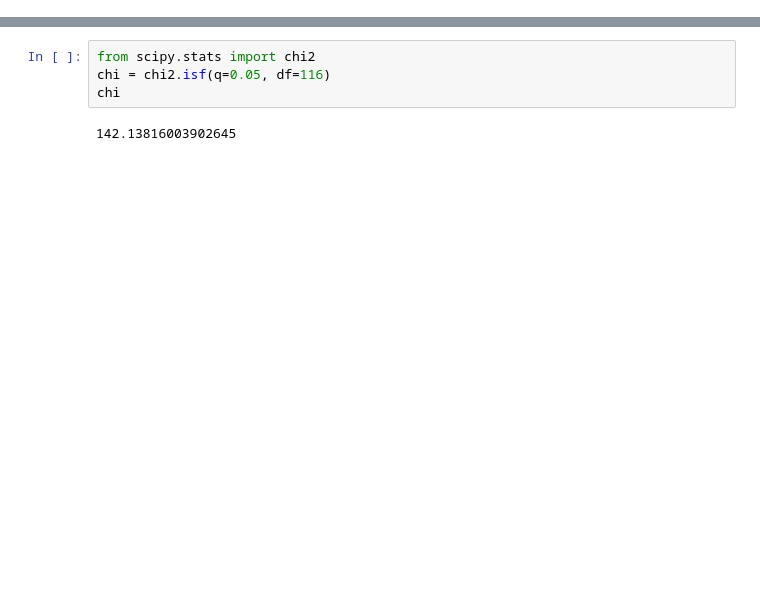
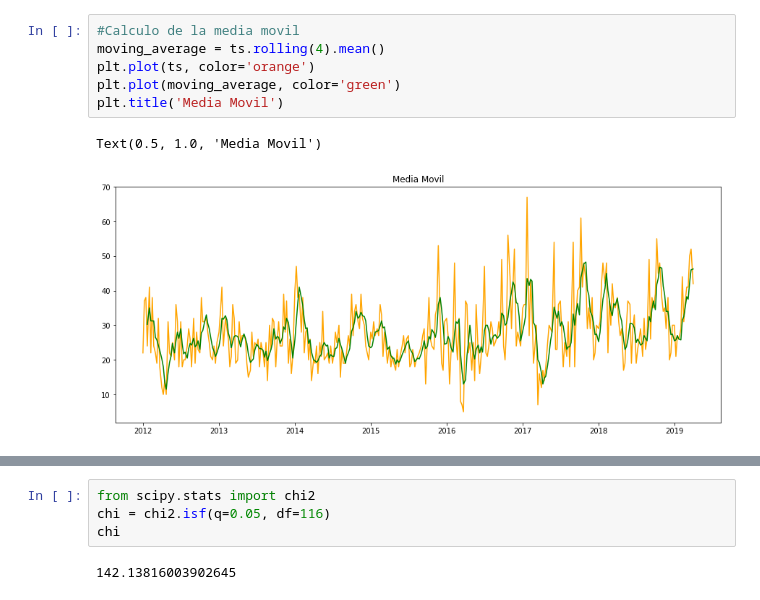
Before and after one commit to cristzelada/Tesis, a Jupyter notebook: forecasting/arima.ipynb, the cells around one changed output, grey strips where cells are left out. Saved outputs shown, nothing was run; the diff lists cells and outputs as text; blank space fills up the shorter version.

```diff
--- a/forecasting/arima.ipynb
+++ b/forecasting/arima.ipynb
@@ -92,0 +114,9 @@ dtype: float64
+# %%
+#Calculo de la media movil
+moving_average = ts.rolling(4).mean()
+plt.plot(ts, color='orange')
+plt.plot(moving_average, color='green')
+plt.title('Media Movil')
+# %% [output]
+Text(0.5, 1.0, 'Media Movil')
+[figure, added]
```
Also changed, not shown: parts of 19 cells of this notebook, 2 other files.
